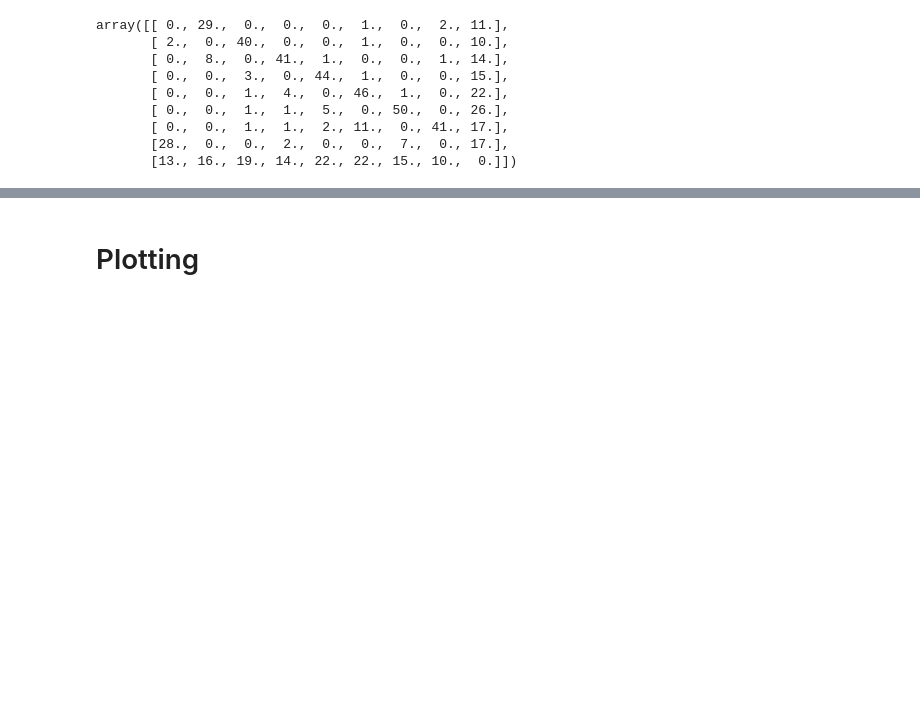
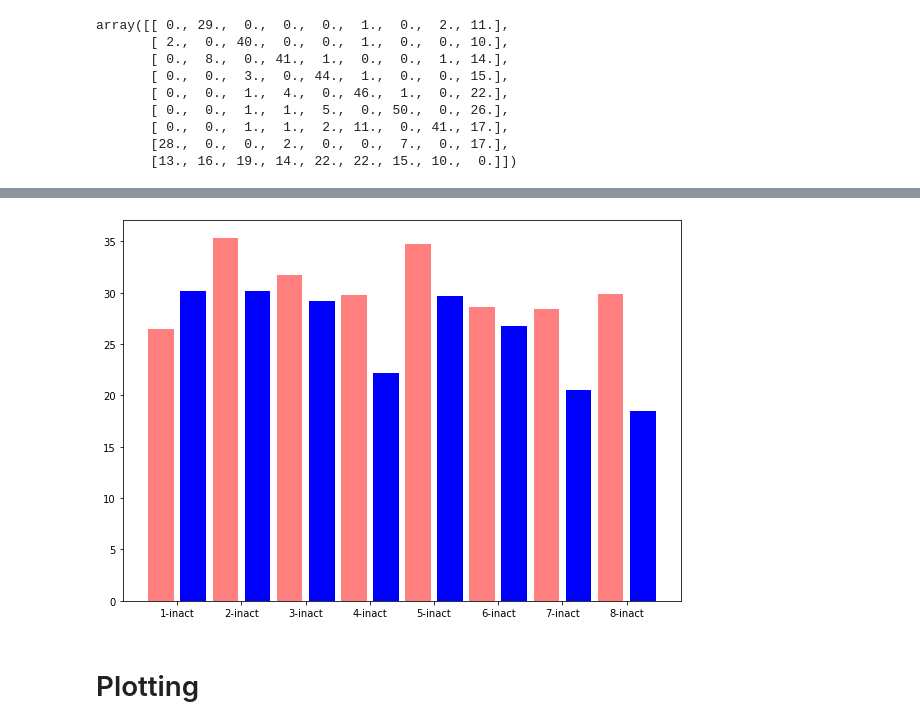
Before and after one commit to alexborowiak/mjo_and_rainfall_trend, a Jupyter notebook: rmm_trends.ipynb, the cells around one changed output, grey strips where cells are left out. Cells and saved outputs as stored; diff of their text form; code cells hidden in the pictures; blank space fills up the shorter version.

```diff
--- a/rmm_trends.ipynb
+++ b/rmm_trends.ipynb
@@ -298,0 +317,9 @@ plt.bar(np.arange(0, 2 * len(max_trans_1),2) + 1 ,max_trans_2, alpha = 1, zorder
+# %%
+fig = plt.figure(figsize = (10,7))
+ax = fig.add_subplot(111)
+ax.bar(np.arange(0, 2 * len(max_trans_1), 2),percent_trans_diff_1[8][:8], alpha = 0.5, zorder = 1, color = 'red')
+ax.bar(np.arange(0, 2 * len(max_trans_1),2) + 1 ,percent_trans_diff_2[8][:8], alpha = 1, zorder = 0, color = 'blue')
+ax.set_xticks(np.arange(0, 2 * len(max_trans_1),2) + 0.5)
+ax.set_xticklabels(['1-inact','2-inact','3-inact','4-inact','5-inact','6-inact','7-inact','8-inact']);
+# %% [output]
+[figure, added]
```
Also changed, not shown: parts of 11 cells of this notebook.
